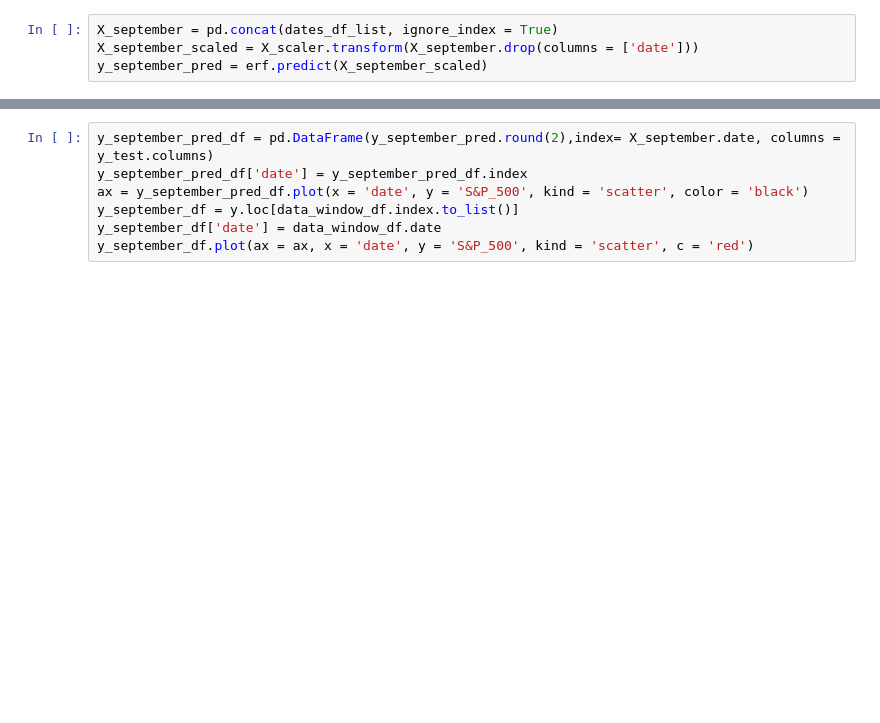
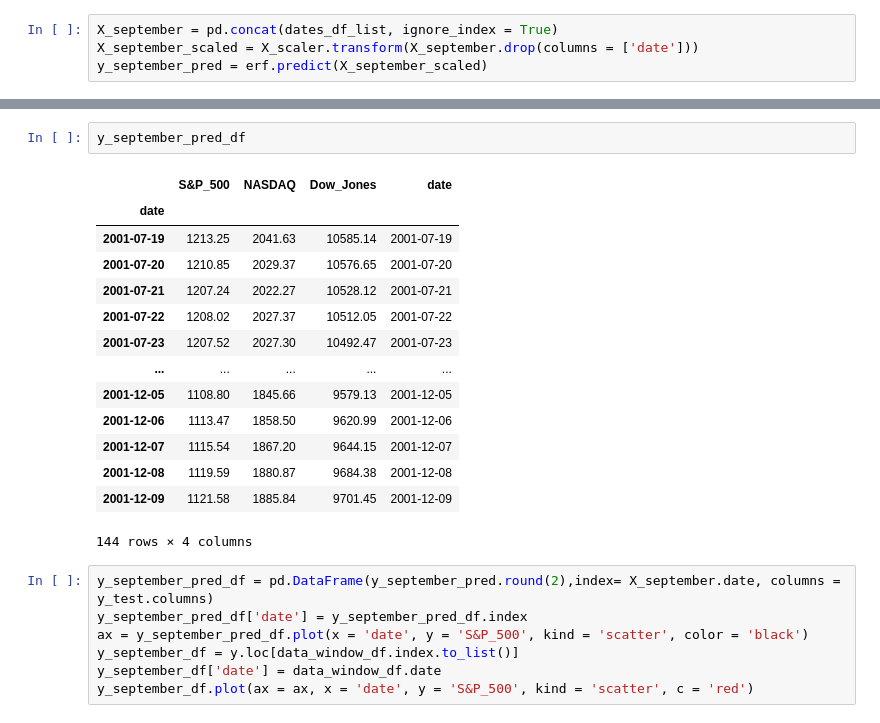
Before and after one commit to THeath15/Team1--Project, a Jupyter notebook: ml_dev.ipynb, the cells around one changed output, grey strips where cells are left out. Cells and saved outputs as stored; diff of their text form; blank space fills up the shorter version.

```diff
--- a/ml_dev.ipynb
+++ b/ml_dev.ipynb
@@ -383,3 +395,20 @@ data_window_df
+# %%
+y_september_pred_df
+# %% [output]
+|  | S&P_500 | NASDAQ | Dow_Jones | date |
+| date |  |  |  |  |
+| 2001-07-19 | 1213.25 | 2041.63 | 10585.14 | 2001-07-19 |
+| 2001-07-20 | 1210.85 | 2029.37 | 10576.65 | 2001-07-20 |
+| 2001-07-21 | 1207.24 | 2022.27 | 10528.12 | 2001-07-21 |
+| 2001-07-22 | 1208.02 | 2027.37 | 10512.05 | 2001-07-22 |
+| 2001-07-23 | 1207.52 | 2027.30 | 10492.47 | 2001-07-23 |
+| ... | ... | ... | ... | ... |
+| 2001-12-05 | 1108.80 | 1845.66 | 9579.13 | 2001-12-05 |
+| 2001-12-06 | 1113.47 | 1858.50 | 9620.99 | 2001-12-06 |
+| 2001-12-07 | 1115.54 | 1867.20 | 9644.15 | 2001-12-07 |
+| 2001-12-08 | 1119.59 | 1880.87 | 9684.38 | 2001-12-08 |
+| 2001-12-09 | 1121.58 | 1885.84 | 9701.45 | 2001-12-09 |
+144 rows × 4 columns
 # %%
 y_september_pred_df = pd.DataFrame(y_september_pred.round(2),index= X_september.date, columns = y_test.columns)
 y_september_pred_df['date'] = y_september_pred_df.index
```
Also changed, not shown: parts of 11 cells of this notebook.
